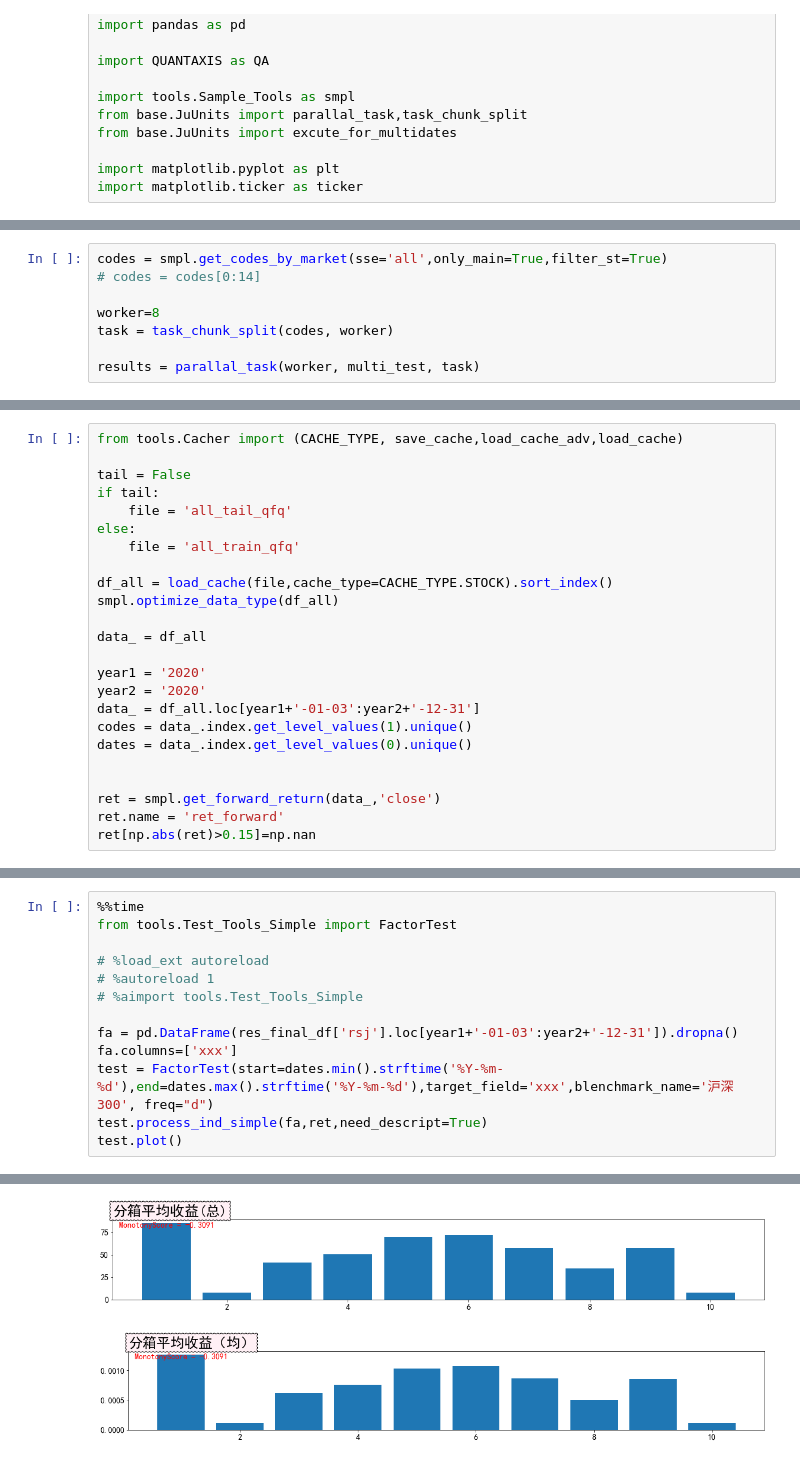
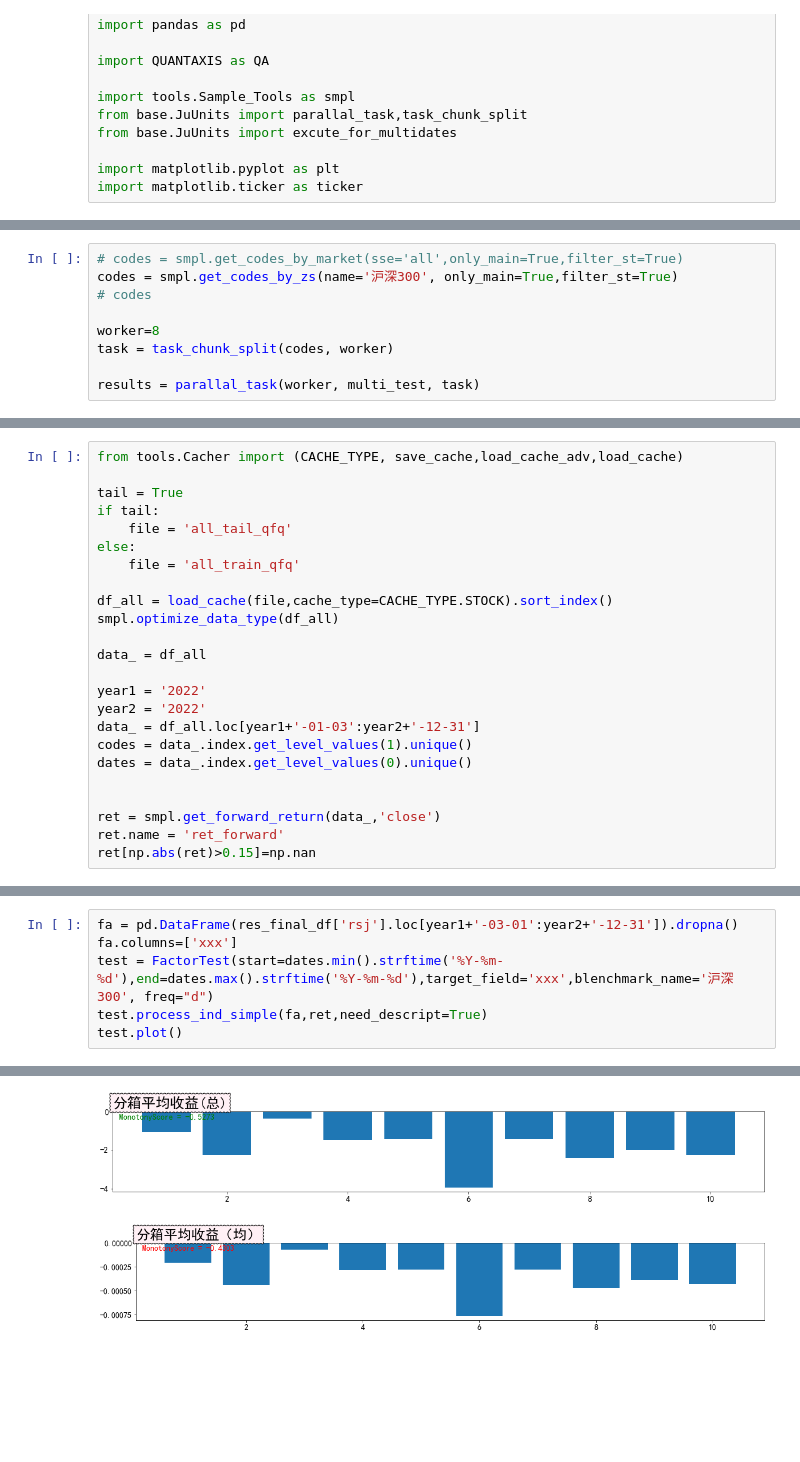
Before and after one commit to kaikai03/IndicatorLab, a Jupyter notebook: ind/Ind_Volatility.ipynb, the cells around one changed output, grey strips where cells are left out. Saved outputs shown, nothing was run; the diff lists cells and outputs as text; blank space fills up the shorter version.

```diff
--- a/ind/Ind_Volatility.ipynb
+++ b/ind/Ind_Volatility.ipynb
@@ -110,6 +118,7 @@ KeyboardInterrupt:
 # %%
-codes = smpl.get_codes_by_market(sse='all',only_main=True,filter_st=True)
-# codes = codes[0:14]
+# codes = smpl.get_codes_by_market(sse='all',only_main=True,filter_st=True)
+codes = smpl.get_codes_by_zs(name='沪深300', only_main=True,filter_st=True)
+# codes
 
 worker=8
 task = task_chunk_split(codes, worker)
@@ -181,7 +233,7 @@ res_final_df.index.names = ['date', 'code']
 # %%
 from tools.Cacher import (CACHE_TYPE, save_cache,load_cache_adv,load_cache)
 
-tail = False
+tail = True
 if tail:
     file = 'all_tail_qfq'
 else:
@@ -192,8 +244,8 @@ smpl.optimize_data_type(df_all)
 
 data_ = df_all
 
-year1 = '2020'
-year2 = '2020'
+year1 = '2022'
+year2 = '2022'
 data_ = df_all.loc[year1+'-01-03':year2+'-12-31']
 codes = data_.index.get_level_values(1).unique()
 dates = data_.index.get_level_values(0).unique()
@@ -205,12 +279,5 @@ ret[np.abs(ret)>0.15]=np.nan
 # %%
-%%time
-from tools.Test_Tools_Simple import FactorTest
-
-# %load_ext autoreload
-# %autoreload 1
-# %aimport tools.Test_Tools_Simple
-
-fa = pd.DataFrame(res_final_df['rsj'].loc[year1+'-01-03':year2+'-12-31']).dropna()
+fa = pd.DataFrame(res_final_df['rsj'].loc[year1+'-03-01':year2+'-12-31']).dropna()
 fa.columns=['xxx']
 test = FactorTest(start=dates.min().strftime('%Y-%m-%d'),end=dates.max().strftime('%Y-%m-%d'),target_field='xxx',blenchmark_name='沪深300', freq="d")
 test.process_ind_simple(fa,ret,need_descript=True)
@@ -221,3 +288,3 @@ test.plot()
 [figure]
-[figure, old version]
+[figure, new version]
-[figure, old version]
+[figure, new version]
```
Also changed, not shown: parts of 12 cells of this notebook.
